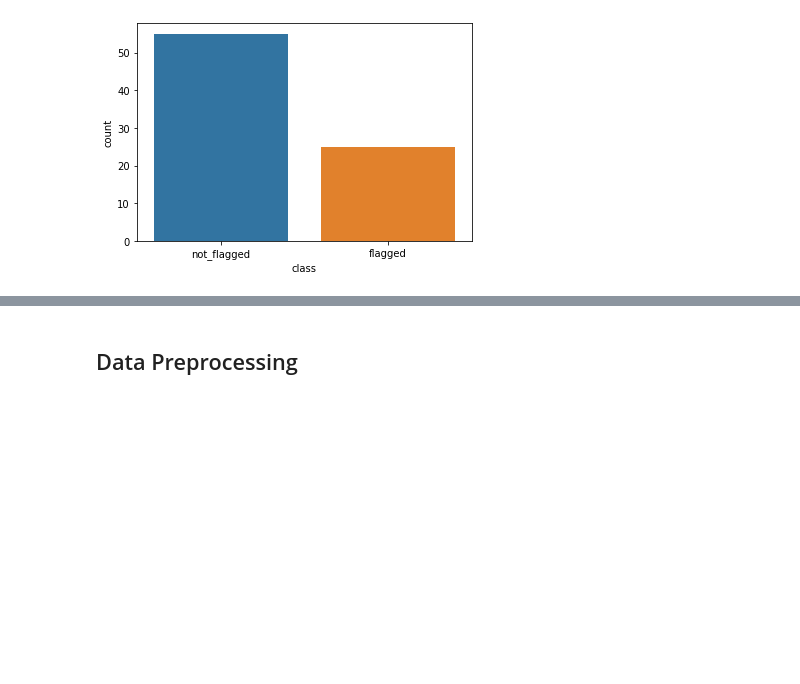
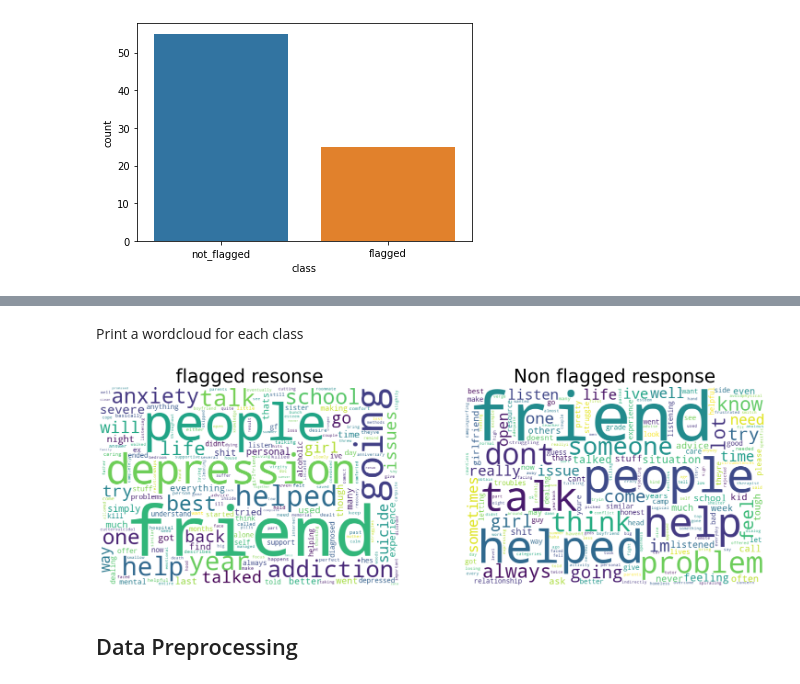
Before and after one commit to ghPRao/deep_NLP, a Jupyter notebook: notebooks/eda.ipynb, the cells around one changed output, grey strips where cells are left out. Saved outputs shown, nothing was run; the diff lists cells and outputs as text; code cells hidden in the pictures; blank space fills up the shorter version.

```diff
--- a/notebooks/eda.ipynb
+++ b/notebooks/eda.ipynb
@@ -104,0 +113,24 @@ wordcloud(df1['response_text'])
+# %%
+def clean_text(res_text):
+
+    # covnert all to lowr case
+    res_text = res_text.lower()
+
+    # Remove texts in square brackets
+    res_text = re.sub('\[.*?\]', '', res_text)
+
+    # http link address can be filtered
+    res_text = re.sub('https?://\S+|www\.\S+', '', res_text)
+
+    # Remove punctuations
+    res_text = re.sub('<.*?>+', '', res_text)
+    res_text = re.sub('[%s]' % re.escape(string.punctuation), '', res_text)
+    res_text = re.sub('\n', '', res_text)
+
+    # Remove words with numbers
+    res_text = re.sub('\w*\d\w*', '', res_text)
+
+    return res_text
+
+# Applying the cleaning function to both test and training datasets
+df_response['response_text'] = df_response['response_text'].apply(lambda x: clean_text(x))
@@ -105,2 +153,24 @@ wordcloud(df1['response_text'])
+# %% [markdown]
+Print a wordcloud for each class
+# %%
+flagged_values = df_response[df_response['class']=='flagged']['response_text']
+not_flagged_values=df_response[df_response['class']=='not_flagged']['response_text']
+# %%
+fig, (ax1, ax2) = plt.subplots(1, 2, figsize=[26, 8])
+wordcloud1 = WordCloud( background_color='white',
+                        width=600,
+                        height=400).generate(" ".join(flagged_values))
+ax1.imshow(wordcloud1)
+ax1.axis('off')
+ax1.set_title('flagged resonse',fontsize=40);
+
+wordcloud2 = WordCloud( background_color='white',
+                        width=600,
+                        height=400).generate(" ".join(not_flagged_values))
+ax2.imshow(wordcloud2)
+ax2.axis('off')
+ax2.set_title('Non flagged response',fontsize=40);
+# %% [output]
+[figure, added]
 # %% [markdown]
 ## Data Preprocessing
```
Also changed, not shown: parts of 32 cells of this notebook.
